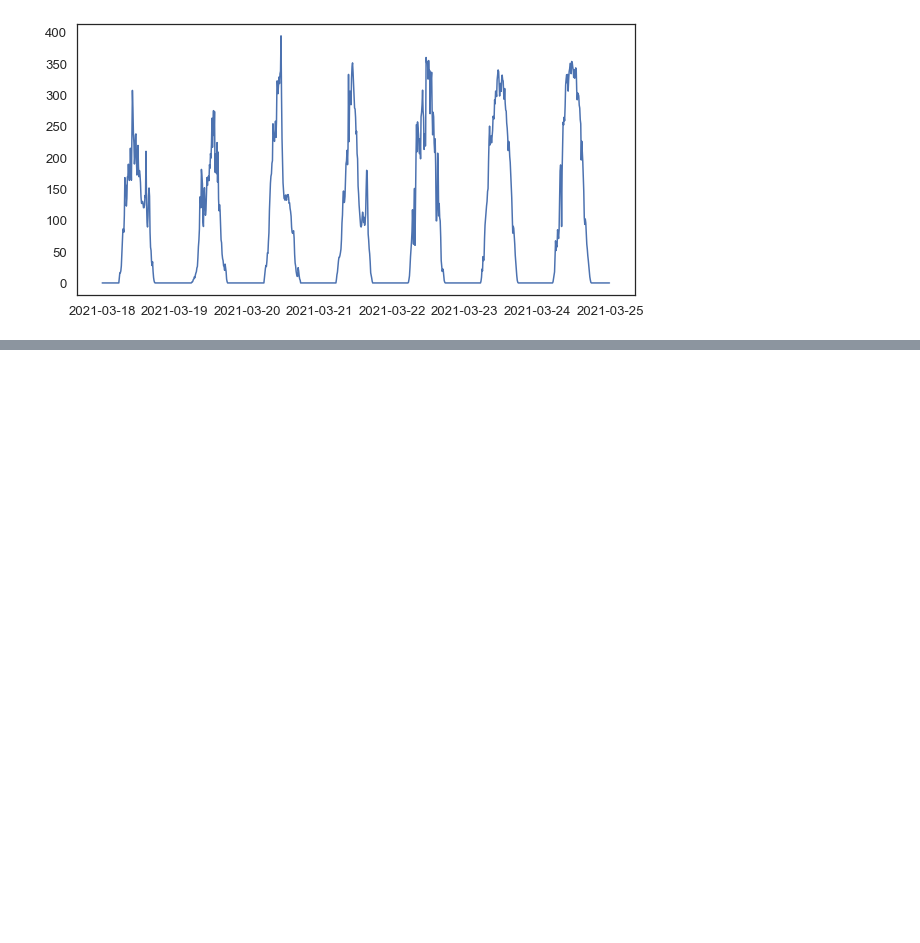
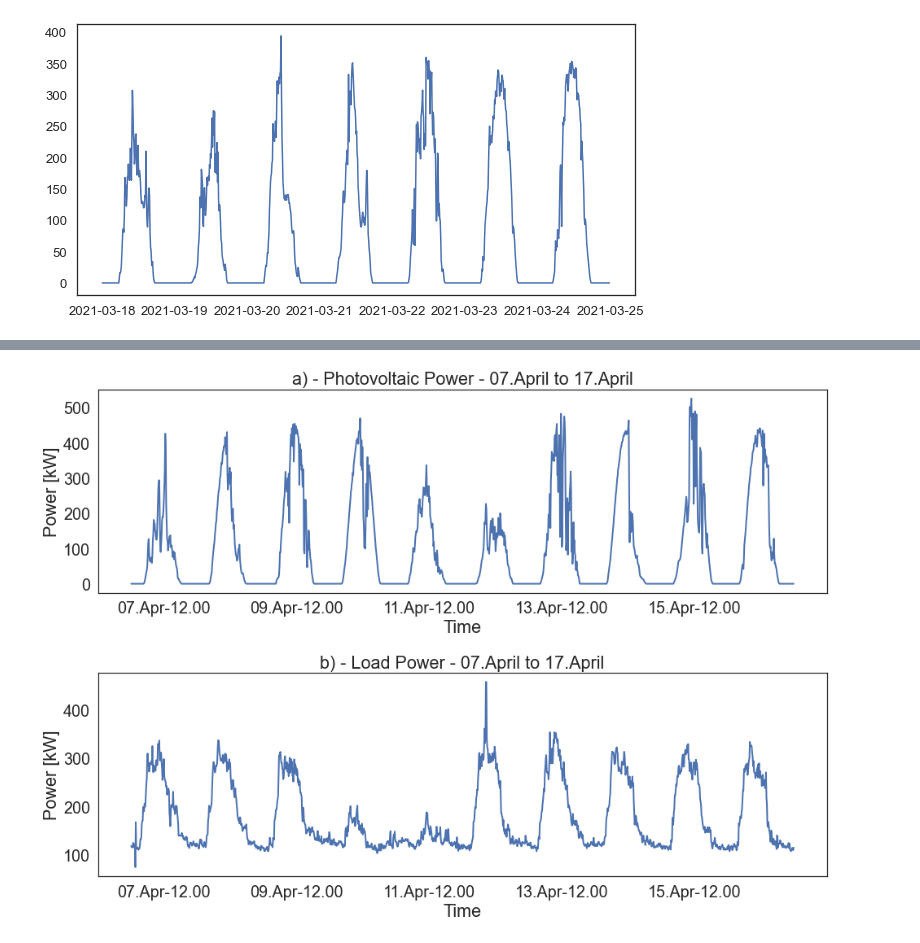
Before and after one commit to theodorhusefest/microgrid-mpc, a Jupyter notebook: data_analysis/plotting.ipynb, the cells around one changed output, grey strips where cells are left out. Saved outputs shown, nothing was run; the diff lists cells and outputs as text; code cells hidden in the pictures; blank space fills up the shorter version.

```diff
--- a/data_analysis/plotting.ipynb
+++ b/data_analysis/plotting.ipynb
@@ -88,0 +90,31 @@ plot_prediction(get_predictions(solcast, datetime(2021, 4, 4, hour = 2)))
+# %%
+data = pd.read_csv("../src/data/23.4_cleaned.csv", parse_dates = ["date"]).fillna(0).set_index("date")
+
+def plot_days(df, month, day, signal, title = "", n_days = 3, ax = None):
+    if not ax:
+        plt.figure(figsize = (10, 5))
+        ax = plt.gca()
+    start_date = datetime(2021, month, day)
+    end_date = start_date + timedelta(days=n_days)
+
+    data_plot = data[(data.index > start_date) & (data.index < end_date)]
+    ax.xaxis.set_major_locator(mdates.HourLocator(interval = 48))
+    ax.xaxis.set_minor_locator(mdates.AutoDateLocator())
+    ax.xaxis.set_major_formatter(mdates.DateFormatter('%d.%b-%H.%M'))
+    ax.plot(data_plot[signal], lw = 2)
+    sn.set(style="white", font_scale= 1.8)
+
+    ax.set_title("{} - {} to {}".format(title, start_date.strftime("%d.%B"),end_date.strftime("%d.%B") ))
+    ax.set_ylabel("Power [kW]")
+    ax.set_xlabel("Time")
+
+month = 4
+day = 7
+n_days = 10
+fig, (ax1, ax2) = plt.subplots(2, 1, figsize=(14,10))
+plot_days(data, month, day, "PV", title = "a) - Photovoltaic Power", ax = ax1, n_days = n_days)
+plot_days(data, month, day, "L", title = "b) - Load Power", ax = ax2, n_days = n_days)
+plt.tight_layout()
+plt.savefig("../figs/load_and_PV.png", format = "png")
+# %% [output]
+[figure, added]
```
Also changed, not shown: parts of 7 cells of this notebook, 13 other files.
